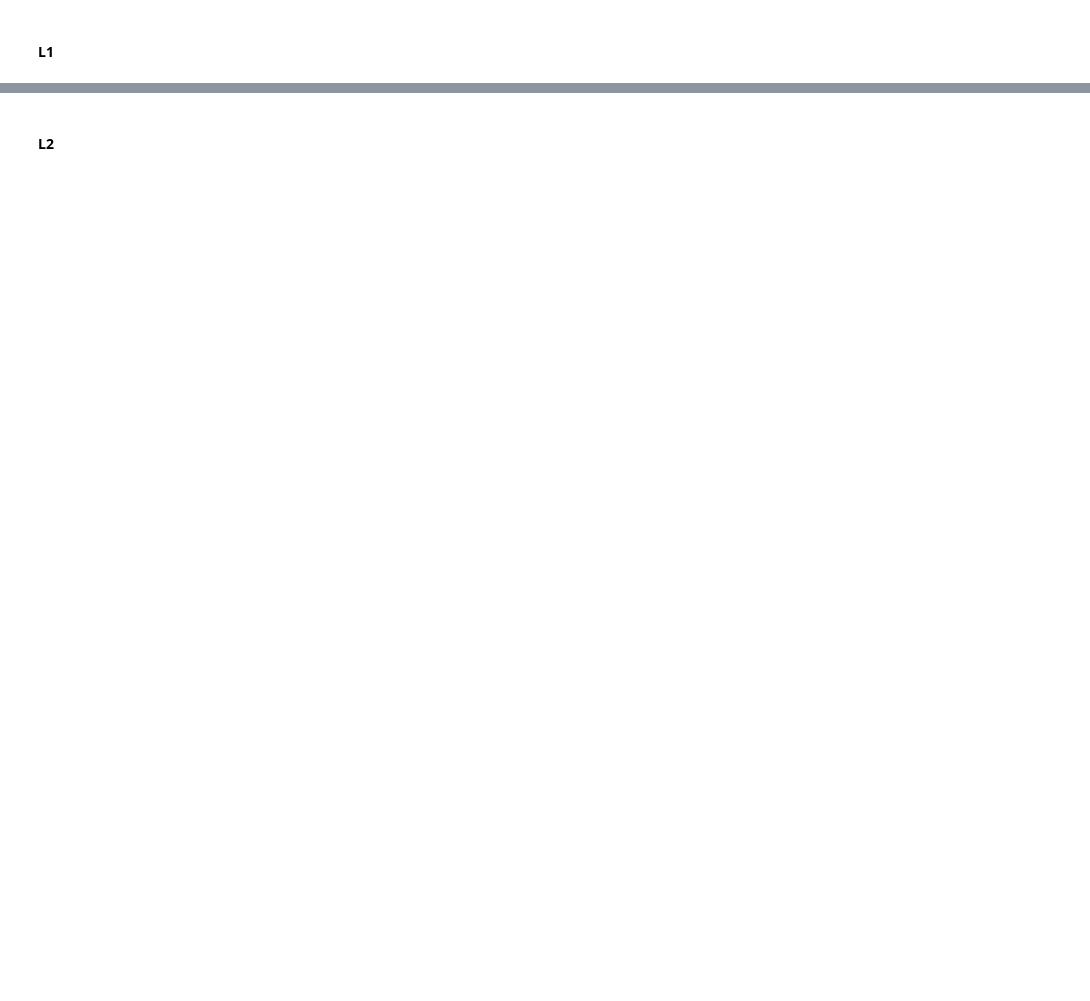
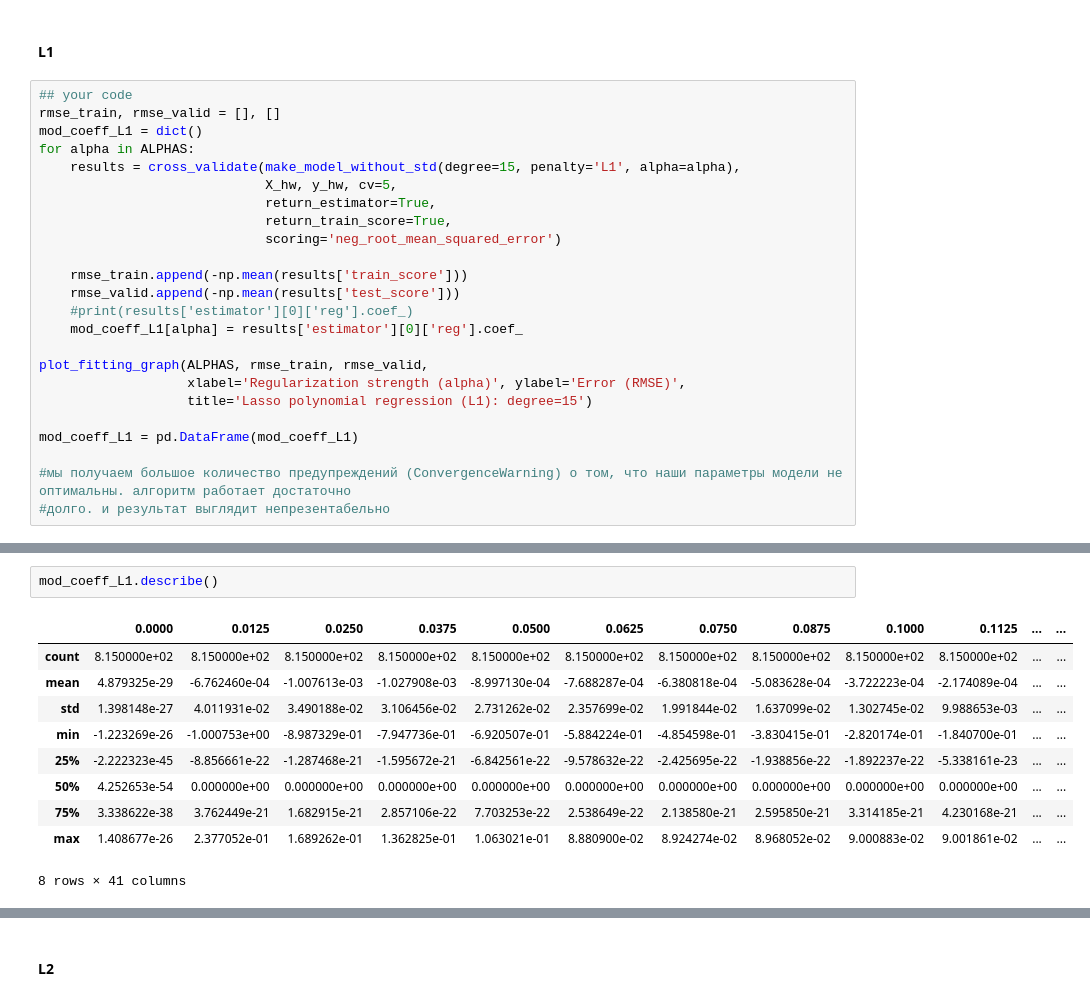
Before and after one commit to NataLobster/ml_intro_1, a Jupyter notebook: overfitting_regularization.ipynb, the cells around one changed output, grey strips where cells are left out. Saved outputs shown, nothing was run; the diff lists cells and outputs as text; blank space fills up the shorter version.

```diff
--- a/overfitting_regularization.ipynb
+++ b/overfitting_regularization.ipynb
@@ -779,3 +794,27 @@ def make_model_without_std(degree, alpha=0, penalty=None):
     ])
 # %% [markdown]
 #### L1
+# %%
+## your code
+rmse_train, rmse_valid = [], []
+mod_coeff_L1 = dict()
+for alpha in ALPHAS:
+    results = cross_validate(make_model_without_std(degree=15, penalty='L1', alpha=alpha),
+                             X_hw, y_hw, cv=5,
+                             return_estimator=True,
+                             return_train_score=True,
+                             scoring='neg_root_mean_squared_error')
+
+    rmse_train.append(-np.mean(results['train_score']))
+    rmse_valid.append(-np.mean(results['test_score']))
+    #print(results['estimator'][0]['reg'].coef_)
+    mod_coeff_L1[alpha] = results['estimator'][0]['reg'].coef_
+
+plot_fitting_graph(ALPHAS, rmse_train, rmse_valid,
+                   xlabel='Regularization strength (alpha)', ylabel='Error (RMSE)',
+                   title='Lasso polynomial regression (L1): degree=15')
+
+mod_coeff_L1 = pd.DataFrame(mod_coeff_L1)
+
+#мы получаем большое количество предупреждений (ConvergenceWarning) о том, что наши параметры модели не оптимальны. алгоритм работает достаточно
+#долго. и результат выглядит непрезентабельно
@@ -782 +833,14 @@ def make_model_without_std(degree, alpha=0, penalty=None):
+# %%
+mod_coeff_L1.describe()
+# %% [output]
+|  | 0.0000 | 0.0125 | 0.0250 | 0.0375 | 0.0500 | 0.0625 | 0.0750 | 0.0875 | 0.1000 | 0.1125 | ... | ... |
+| count | 8.150000e+02 | 8.150000e+02 | 8.150000e+02 | 8.150000e+02 | 8.150000e+02 | 8.150000e+02 | 8.150000e+02 | 8.150000e+02 | 8.150000e+02 | 8.150000e+02 | ... | ... |
+| mean | 4.879325e-29 | -6.762460e-04 | -1.007613e-03 | -1.027908e-03 | -8.997130e-04 | -7.688287e-04 | -6.380818e-04 | -5.083628e-04 | -3.722223e-04 | -2.174089e-04 | ... | ... |
+| std | 1.398148e-27 | 4.011931e-02 | 3.490188e-02 | 3.106456e-02 | 2.731262e-02 | 2.357699e-02 | 1.991844e-02 | 1.637099e-02 | 1.302745e-02 | 9.988653e-03 | ... | ... |
+| min | -1.223269e-26 | -1.000753e+00 | -8.987329e-01 | -7.947736e-01 | -6.920507e-01 | -5.884224e-01 | -4.854598e-01 | -3.830415e-01 | -2.820174e-01 | -1.840700e-01 | ... | ... |
+| 25% | -2.222323e-45 | -8.856661e-22 | -1.287468e-21 | -1.595672e-21 | -6.842561e-22 | -9.578632e-22 | -2.425695e-22 | -1.938856e-22 | -1.892237e-22 | -5.338161e-23 | ... | ... |
+| 50% | 4.252653e-54 | 0.000000e+00 | 0.000000e+00 | 0.000000e+00 | 0.000000e+00 | 0.000000e+00 | 0.000000e+00 | 0.000000e+00 | 0.000000e+00 | 0.000000e+00 | ... | ... |
+| 75% | 3.338622e-38 | 3.762449e-21 | 1.682915e-21 | 2.857106e-22 | 7.703253e-22 | 2.538649e-22 | 2.138580e-21 | 2.595850e-21 | 3.314185e-21 | 4.230168e-21 | ... | ... |
+| max | 1.408677e-26 | 2.377052e-01 | 1.689262e-01 | 1.362825e-01 | 1.063021e-01 | 8.880900e-02 | 8.924274e-02 | 8.968052e-02 | 9.000883e-02 | 9.001861e-02 | ... | ... |
+8 rows × 41 columns
 # %%
```
Also changed, not shown: parts of 29 cells of this notebook.
